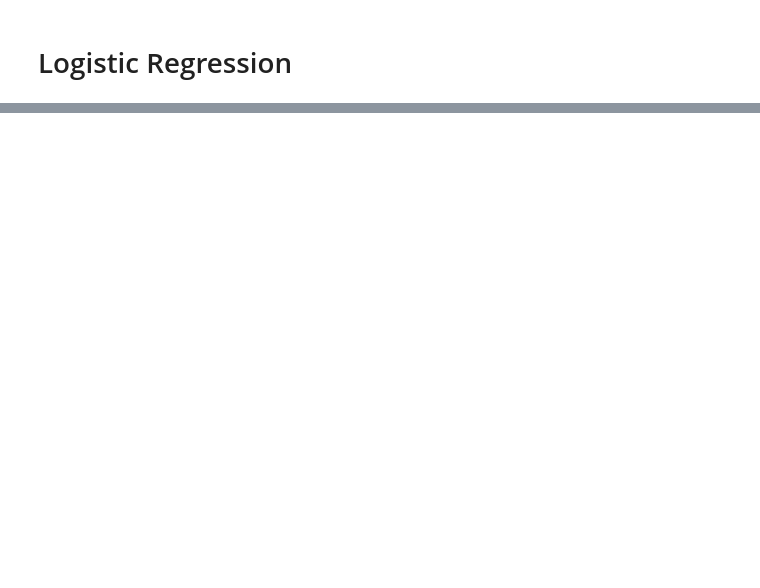
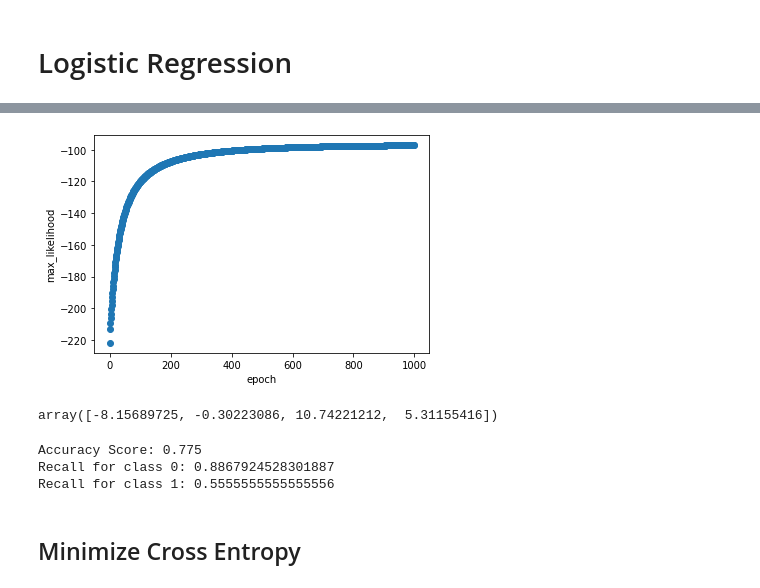
Before and after one commit to orsdanilo/ml_from_scratch, a Jupyter notebook: logistic-regression/logistic_regression.ipynb, the cells around one changed output, grey strips where cells are left out. Saved outputs shown, nothing was run; the diff lists cells and outputs as text; code cells hidden in the pictures; blank space fills up the shorter version.

Commit message:
Add logistic regression

```diff
--- a/logistic-regression/logistic_regression.ipynb
+++ b/logistic-regression/logistic_regression.ipynb
@@ -168,0 +44,5 @@ array([[0],
+# %%
+X =  df.drop('Purchased', axis=1)
+y = df['Purchased']
+# %%
+X_train, y_train, X_test, y_test = train_test_split(X, y)
@@ -168,0 +51,6 @@ array([[0],
+# %%
+likelihood_regr = LogisticRegressor(method='max_likelihood', lr=0.005, epochs=1000, normalize=True, add_intercept=True)
+# %%
+%%time
+likelihood_regr.fit(X_train, y_train)
+# %% [output]
@@ -168,0 +59,15 @@ array([[0],
+[figure, added]
+# %%
+likelihood_regr.get_weights()
+# %% [output]
+array([-8.15689725, -0.30223086, 10.74221212,  5.31155416])
+# %%
+print("Accuracy Score: {}".format(likelihood_regr.score(X_test, y_test, metric='accuracy')))
+for key, value in likelihood_regr.score(X_test, y_test, metric='recall').items():
+    print("Recall for class {}: {}".format(key, value))
+# %% [output]
+Accuracy Score: 0.775
+Recall for class 0: 0.8867924528301887
+Recall for class 1: 0.5555555555555556
+# %% [markdown]
+## Minimize Cross Entropy
```
Also changed, not shown: parts of 28 cells of this notebook, 5 other files.
